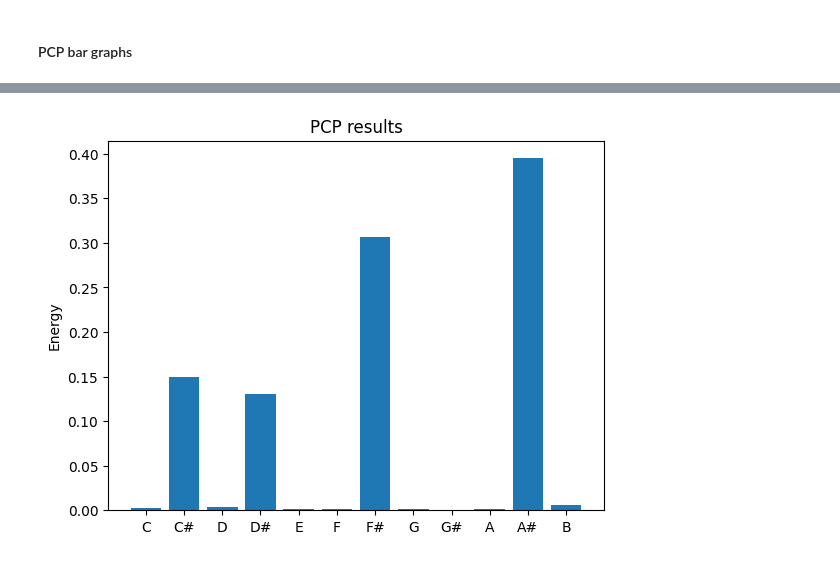
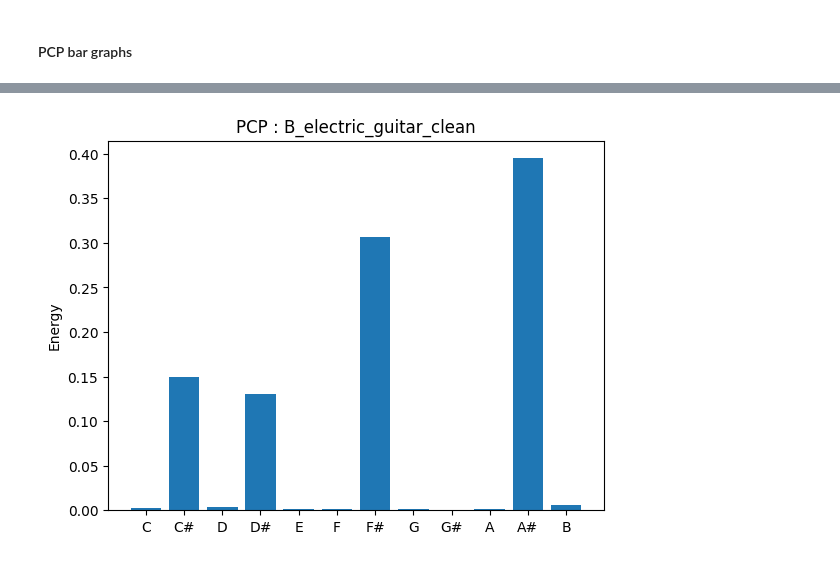
Before and after one commit to ZenSerito/ChordClassification, a Jupyter notebook: Machine_Learning/notebooks/Sequential_model.ipynb, the cells around one changed output, grey strips where cells are left out. Saved outputs shown, nothing was run; the diff lists cells and outputs as text; code cells hidden in the pictures.

```diff
--- a/Machine_Learning/notebooks/Sequential_model.ipynb
+++ b/Machine_Learning/notebooks/Sequential_model.ipynb
@@ -622,27 +626,27 @@ plt.show()
 # %%
 #           B_electric_guitar_clean_part28
 pitch = [
             0.002120514953232508,
             0.14998465248898796,
             0.003692448445490648,
             0.13008057710512863,
             0.0010937821496259004,
             0.0017535711651835025,
             0.3068786031360992,
             0.0017543620062360607,
             0.0006477435102789543,
             0.0016732862442776924,
             0.39495392697233755,
             0.0053665318231213045
         ]
 
 
 objects = ('C', 'C#', 'D', 'D#', 'E', 'F', 'F#', 'G', 'G#', 'A', 'A#', 'B')
 y_pos = np.arange(len(objects))
 plt.bar(y_pos, pitch, align='center', alpha=1.0)
 plt.xticks(y_pos, objects)
 plt.ylabel('Energy')
-plt.title('PCP results')
+plt.title('PCP : B_electric_guitar_clean')
 plt.show()
 # %% [output]
-[figure, old version]
+[figure, new version]
```
Also changed, not shown: parts of 26 cells of this notebook, 1 other file.
